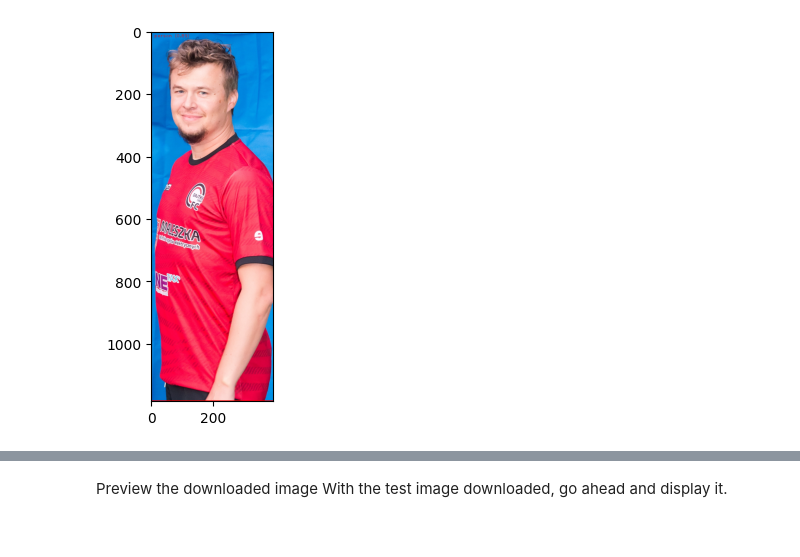
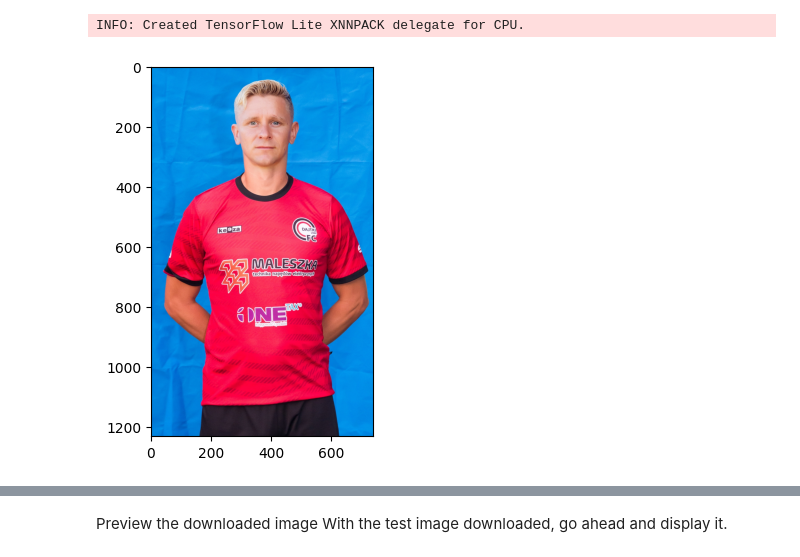
Before and after one commit to kozolex/SportPlayerPhoto, a Jupyter notebook: POC.ipynb, the cells around one changed output, grey strips where cells are left out. Drawn from its saved outputs; the diff is of its cells as text; code cells hidden in the pictures.

```diff
--- a/POC.ipynb
+++ b/POC.ipynb
@@ -50,7 +50,7 @@ def visualize(
 
 def cutting(
     image,
-    detection_result
+    detection_result, padding = 20
 ) -> np.ndarray:
   """Image cut with using bounding boxes on the input image and return it.
   Args:
@@ -63,35 +63,37 @@ def cutting(
     # Draw bounding_box
     bbox = detection.bounding_box
     # Wycięcie fragmentu obrazu
-    image_cut = image[bbox.origin_y:bbox.origin_y+bbox.height, bbox.origin_x:bbox.origin_x+bbox.width]
+    image_cut = image[bbox.origin_y - padding : bbox.origin_y+bbox.height - padding,
+                      bbox.origin_x - padding : bbox.origin_x+bbox.width + padding]
   return image_cut
 # %%
 import numpy as np
 import mediapipe as mp
 from mediapipe.tasks import python
 from mediapipe.tasks.python import vision
 from matplotlib import pyplot as plt
 from PIL import Image
 
 # STEP 2: Create an ObjectDetector object.
 base_options = python.BaseOptions(model_asset_path='efficientdet.tflite')
 options = vision.ObjectDetectorOptions(base_options=base_options, score_threshold=0.5, max_results=1,running_mode=vision.RunningMode.IMAGE )
 detector = vision.ObjectDetector.create_from_options(options)
 
 # STEP 3: Load the input image.
-image = mp.Image.create_from_file('img/JSK58518.jpg')
+image = mp.Image.create_from_file('img/JSK58507.jpg')
 
 # STEP 4: Detect objects in the input image.
 detection_result = detector.detect(image)
 
 # STEP 5: Process the detection result. In this case, visualize it.
 image_copy = np.copy(image.numpy_view())
 
 image_cut = cutting(image_copy, detection_result)
-annotated_image = visualize(image_copy, detection_result)
-rgb_annotated_image = cv2.cvtColor(annotated_image, cv2.COLOR_BGR2RGB)
+#annotated_image = visualize(image_copy, detection_result)
+#rgb_annotated_image = cv2.cvtColor(annotated_image, cv2.COLOR_BGR2RGB)
 
 plt.imshow(image_cut)
 plt.show()
 # %% [output]
+INFO: Created TensorFlow Lite XNNPACK delegate for CPU.
-[figure, old version]
+[figure, new version]
```
Also changed, not shown: parts of 6 cells of this notebook, 1 other file.
